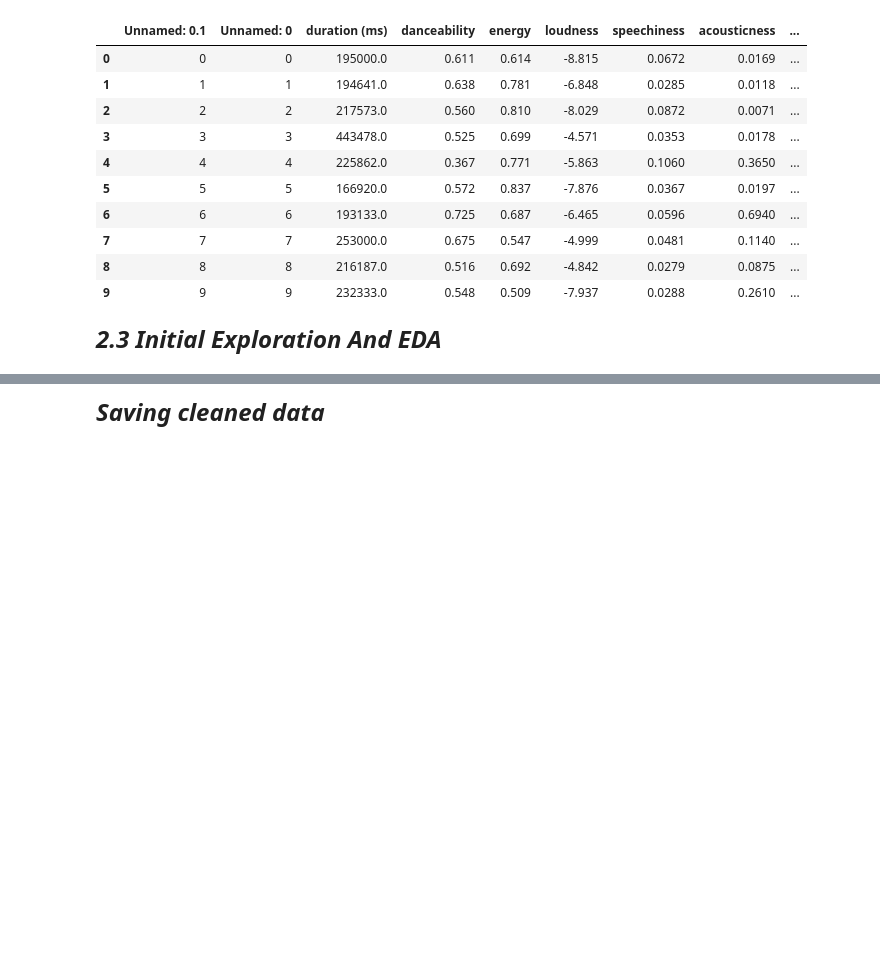
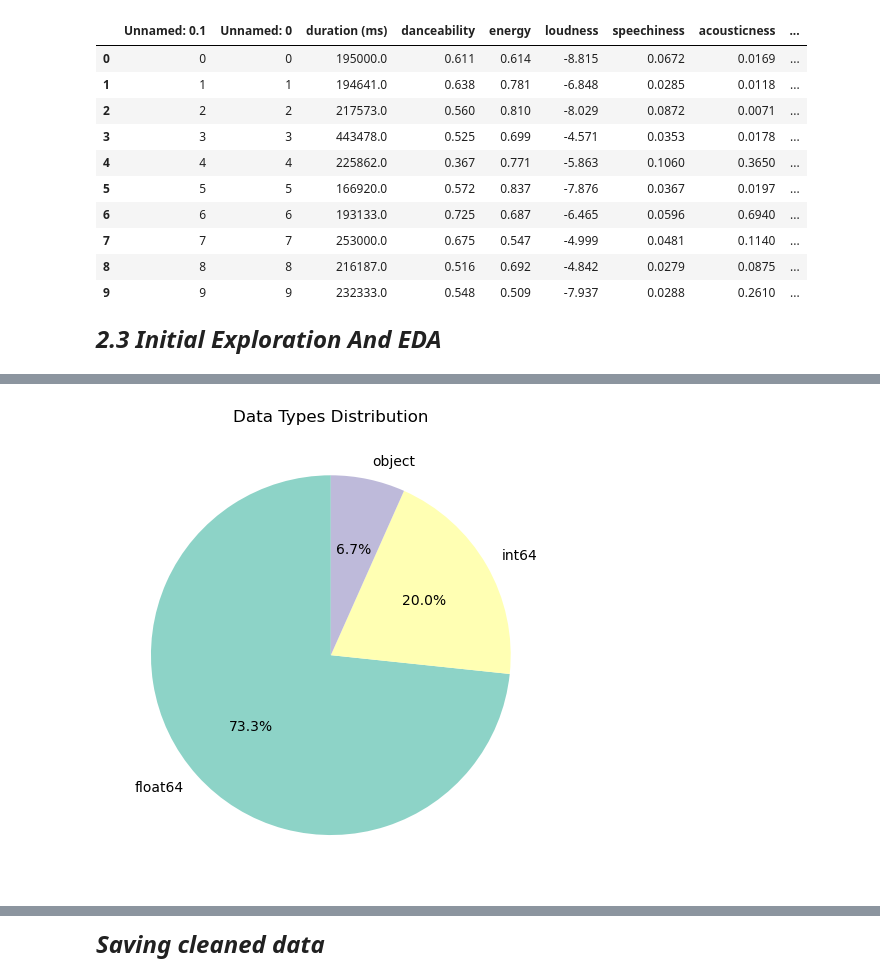
Before and after one commit to veenaledi/DS-Capstone-Project, a Jupyter notebook: Music.ipynb, the cells around one changed output, grey strips where cells are left out. Cells and saved outputs as stored; diff of their text form; code cells hidden in the pictures; blank space fills up the shorter version.

```diff
--- a/Music.ipynb
+++ b/Music.ipynb
@@ -113,0 +141,13 @@ music_data.head(10)
+# %%
+# Data Types Pie Chart
+types = music_data.dtypes.value_counts()
+colors = plt.cm.Set3(range(len(types)))
+
+plt.figure(figsize=(5, 5))
+plt.pie(types.values, labels=types.index, autopct='%1.1f%%',
+        colors=colors, startangle=90)
+plt.title('Data Types Distribution')
+plt.tight_layout()
+plt.show()
+# %% [output]
+[figure, added]
```
Also changed, not shown: parts of 11 cells of this notebook.
